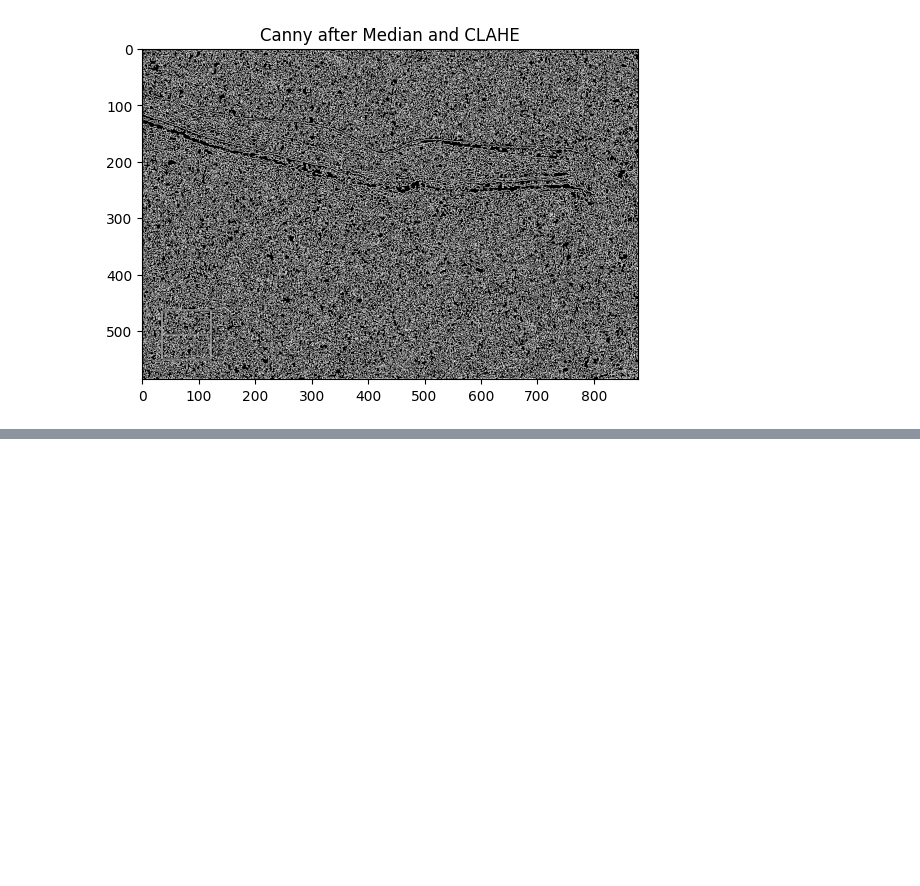
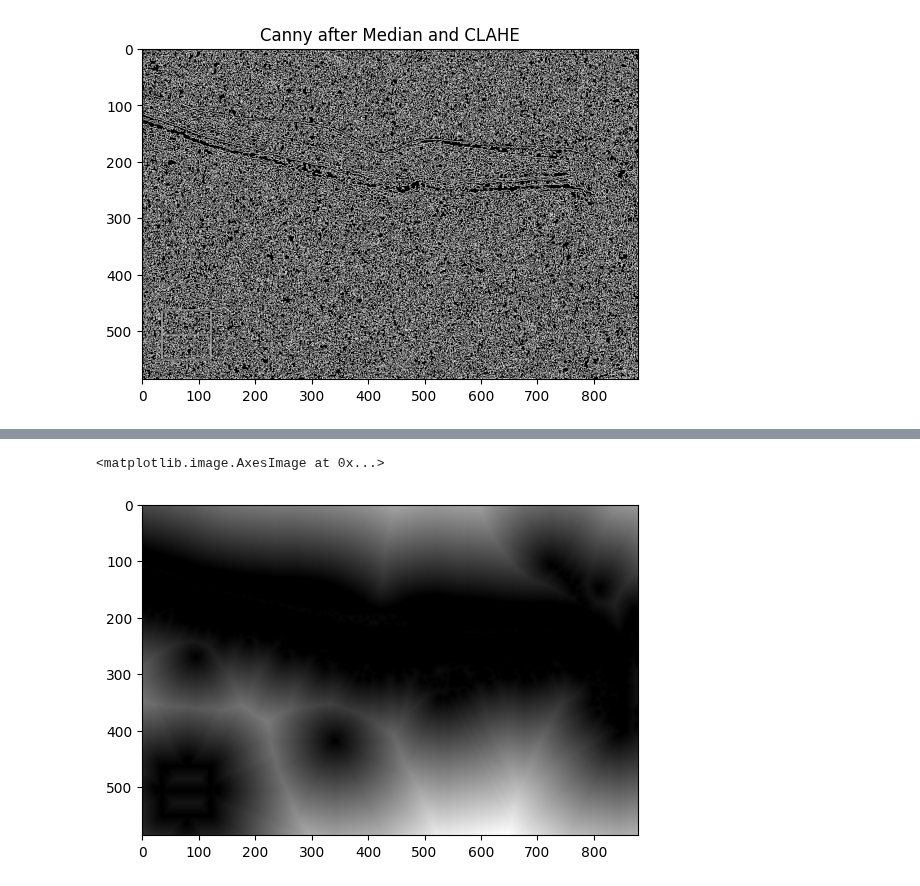
Before and after one commit to KogenNobori/ML-OCT, a Jupyter notebook: Denoising_contrast_enhancement.ipynb, the cells around one changed output, grey strips where cells are left out. Saved outputs shown, nothing was run; the diff lists cells and outputs as text; code cells hidden in the pictures; blank space fills up the shorter version.

```diff
--- a/Denoising_contrast_enhancement.ipynb
+++ b/Denoising_contrast_enhancement.ipynb
@@ -186,0 +221,5 @@ plt.show()
+# %%
+plt.imshow(dist_transform, cmap="gray")
+# %% [output]
+<matplotlib.image.AxesImage at 0x...>
+[figure, added]
```
Also changed, not shown: parts of 14 cells of this notebook.
